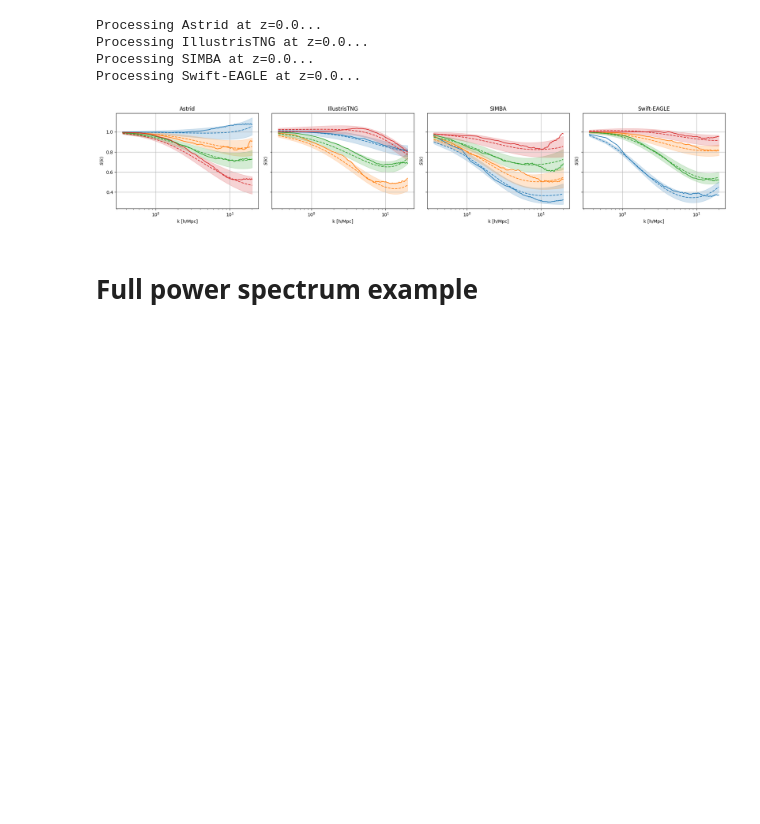
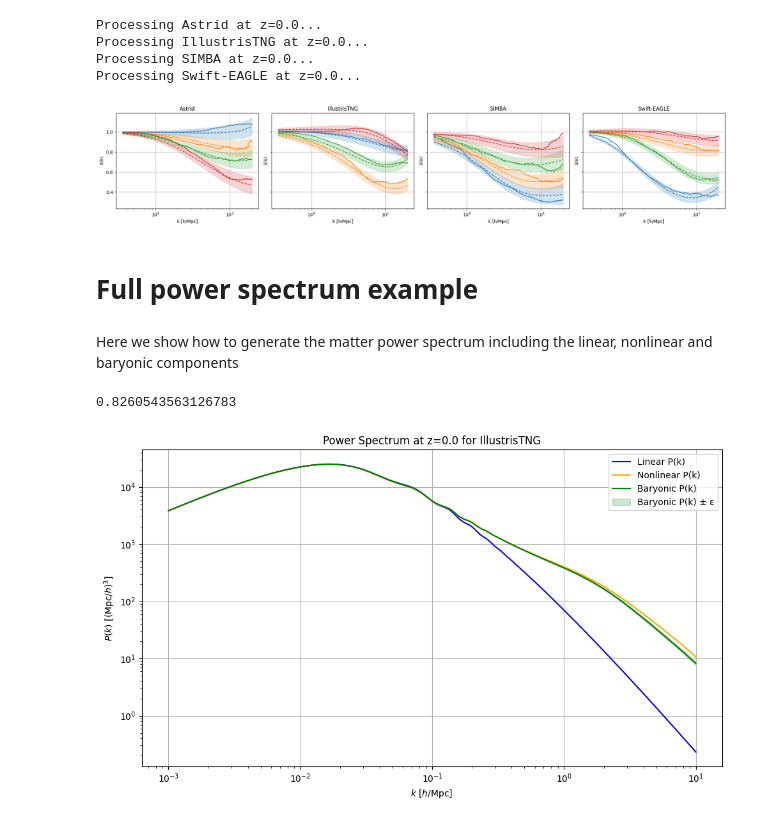
Before and after one commit to DeaglanBartlett/symbolic_pofk, a Jupyter notebook: examples/syren_baryon_example.ipynb, the cells around one changed output. Cells and saved outputs as stored; diff of their text form; code cells hidden in the pictures; blank space fills up the shorter version.

Commit message:
Add example for how to get full Pk in syren_baryon

```diff
--- a/examples/syren_baryon_example.ipynb
+++ b/examples/syren_baryon_example.ipynb
@@ -115,3 +117,68 @@ Processing Swift-EAGLE at z=0.0...
 [figure]
 # %% [markdown]
 # Full power spectrum example
+# %% [markdown]
+Here we show how to generate the matter power spectrum including the linear, nonlinear and baryonic components
+# %%
+# Cosmological parameters
+As = 2.105  # 10^9 A_s
+h = 0.6766
+Om = 0.3111
+Ob = 0.02242 / h ** 2
+ns = 0.9665
+w0 = -1.0
+wa = 0.0
+mnu = 0.0
+# w0 is not used in this example, but included for completeness
+
+# Hydro parameters
+A_SN1 = 1.0
+A_SN2 = 1.0
+A_AGN1 = 1.0
+A_AGN2 = 1.0
+
+# k values
+k = np.logspace(-3, 1, 1000)  # k values in h/Mpc
+
+# Redshift
+z = 0.0
+a = 1 / (1 + z)
+
+# Pick a hydro model
+model = 'IllustrisTNG'  # Options: 'Astrid', 'IllustrisTNG', 'SIMBA', 'Swift-EAGLE'
+
+# Get sigma8 from As
+sigma8 = linear_new.As_to_sigma8(As, Om, Ob, h, ns, mnu, w0, wa)
+
+# Linear power spectrum
+plin = linear_new.plin_new_emulated(
+        k, As, Om, Ob, h, ns, mnu, w0, wa, a=a)
+
+# Nonlinear power spectrum
+pk_syren_new = syren_new.pnl_new_emulated(
+        k, As, Om, Ob, h, ns, mnu, w0, wa, a)
+
+# Baryonic effects
+S = syren_baryon.S_hydro(
+        k, Om, sigma8, A_SN1, A_SN2, A_AGN1, A_AGN2, a, hydro_model=model)
+epsilon = syren_baryon.epsilon_hydro(k, a, hydro_model=model)
+pk_baryon = pk_syren_new * S
+err_baryon = pk_syren_new * epsilon
+
+# Plotting
+plt.figure(figsize=(10, 6))
+plt.plot(k, plin, label='Linear P(k)', color='blue')
+plt.plot(k, pk_syren_new, label='Nonlinear P(k)', color='orange')
+plt.plot(k, pk_baryon, label='Baryonic P(k)', color='green')
+plt.fill_between(k, pk_baryon - err_baryon, pk_baryon + err_baryon, color='green', alpha=0.2, label='Baryonic P(k) ± ε')
+plt.xscale('log')
+plt.yscale('log')
+plt.xlabel(r'$k \ [h/{\rm Mpc}]$ ')
+plt.ylabel(r'$P(k) \ [({\rm Mpc}/h)^3]$')
+plt.title(f'Power Spectrum at z={z} for {model}')
+plt.legend()
+plt.grid()
+plt.tight_layout()
+# %% [output]
+0.8260543563126783
+[figure, added]
```
Also changed, not shown: parts of 1 cell of this notebook.
